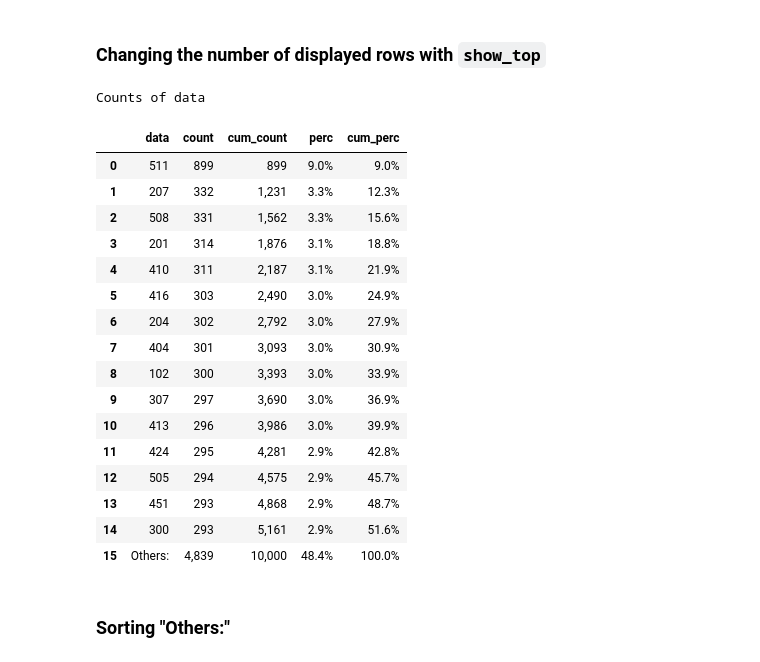
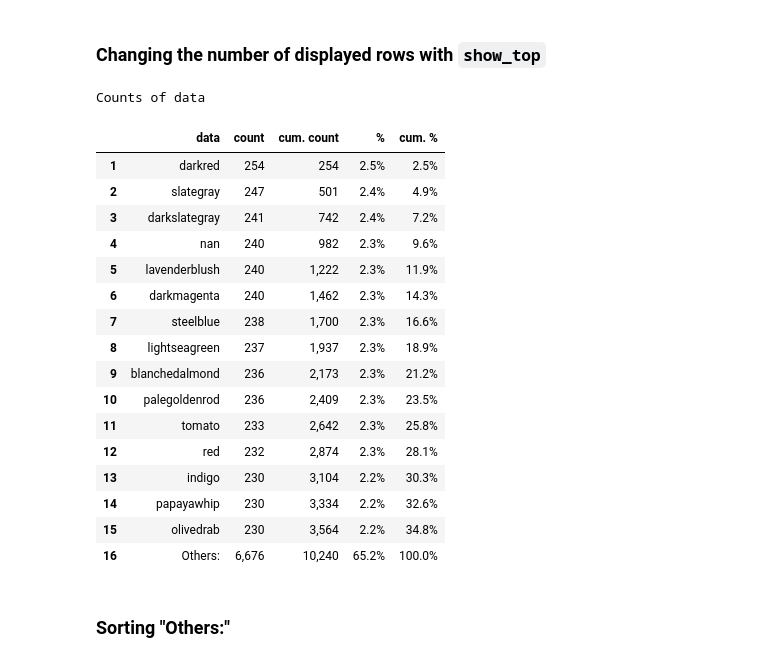
Before and after one commit to eliasdabbas/adviz, a Jupyter notebook: nbs/00_value_counts_plus.ipynb, the cells around one changed output. Drawn from its saved outputs; the diff is of its cells as text; code cells hidden in the pictures.

```diff
--- a/nbs/00_value_counts_plus.ipynb
+++ b/nbs/00_value_counts_plus.ipynb
@@ -111,25 +155,26 @@ assert type(value_counts_plus(status_codes)) == pd.io.formats.style.Styler
 # %% [markdown]
 ### Changing the number of displayed rows with `show_top`
-# %%
-value_counts_plus(status_codes, show_top=15)
-# %% [output]
-Counts of data
-|  | data | count | cum_count | perc | cum_perc |
-| 0 | 511 | 899 | 899 | 9.0% | 9.0% |
-| 1 | 207 | 332 | 1,231 | 3.3% | 12.3% |
-| 2 | 508 | 331 | 1,562 | 3.3% | 15.6% |
-| 3 | 201 | 314 | 1,876 | 3.1% | 18.8% |
-| 4 | 410 | 311 | 2,187 | 3.1% | 21.9% |
-| 5 | 416 | 303 | 2,490 | 3.0% | 24.9% |
-| 6 | 204 | 302 | 2,792 | 3.0% | 27.9% |
-| 7 | 404 | 301 | 3,093 | 3.0% | 30.9% |
-| 8 | 102 | 300 | 3,393 | 3.0% | 33.9% |
-| 9 | 307 | 297 | 3,690 | 3.0% | 36.9% |
-| 10 | 413 | 296 | 3,986 | 3.0% | 39.9% |
-| 11 | 424 | 295 | 4,281 | 2.9% | 42.8% |
-| 12 | 505 | 294 | 4,575 | 2.9% | 45.7% |
-| 13 | 451 | 293 | 4,868 | 2.9% | 48.7% |
-| 14 | 300 | 293 | 5,161 | 2.9% | 51.6% |
-| 15 | Others: | 4,839 | 10,000 | 48.4% | 100.0% |
+# %%
+#| echo
+value_counts_plus(colors, show_top=15)
+# %% [output]
+Counts of data
+|  | data | count | cum. count | % | cum. % |
+| 1 | darkred | 254 | 254 | 2.5% | 2.5% |
+| 2 | slategray | 247 | 501 | 2.4% | 4.9% |
+| 3 | darkslategray | 241 | 742 | 2.4% | 7.2% |
+| 4 | nan | 240 | 982 | 2.3% | 9.6% |
+| 5 | lavenderblush | 240 | 1,222 | 2.3% | 11.9% |
+| 6 | darkmagenta | 240 | 1,462 | 2.3% | 14.3% |
+| 7 | steelblue | 238 | 1,700 | 2.3% | 16.6% |
+| 8 | lightseagreen | 237 | 1,937 | 2.3% | 18.9% |
+| 9 | blanchedalmond | 236 | 2,173 | 2.3% | 21.2% |
+| 10 | palegoldenrod | 236 | 2,409 | 2.3% | 23.5% |
+| 11 | tomato | 233 | 2,642 | 2.3% | 25.8% |
+| 12 | red | 232 | 2,874 | 2.3% | 28.1% |
+| 13 | indigo | 230 | 3,104 | 2.2% | 30.3% |
+| 14 | papayawhip | 230 | 3,334 | 2.2% | 32.6% |
+| 15 | olivedrab | 230 | 3,564 | 2.2% | 34.8% |
+| 16 | Others: | 6,676 | 10,240 | 65.2% | 100.0% |
 # %%
 #| hide
```
Also changed, not shown: parts of 24 cells of this notebook, 3 other files.
